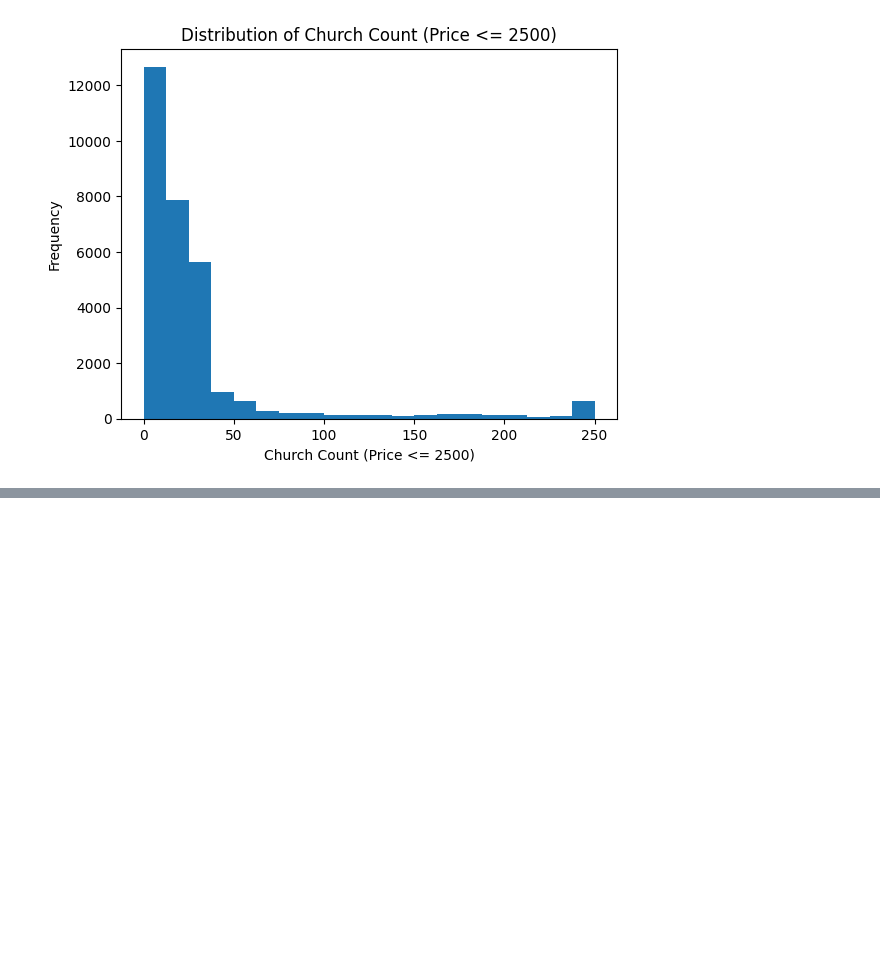
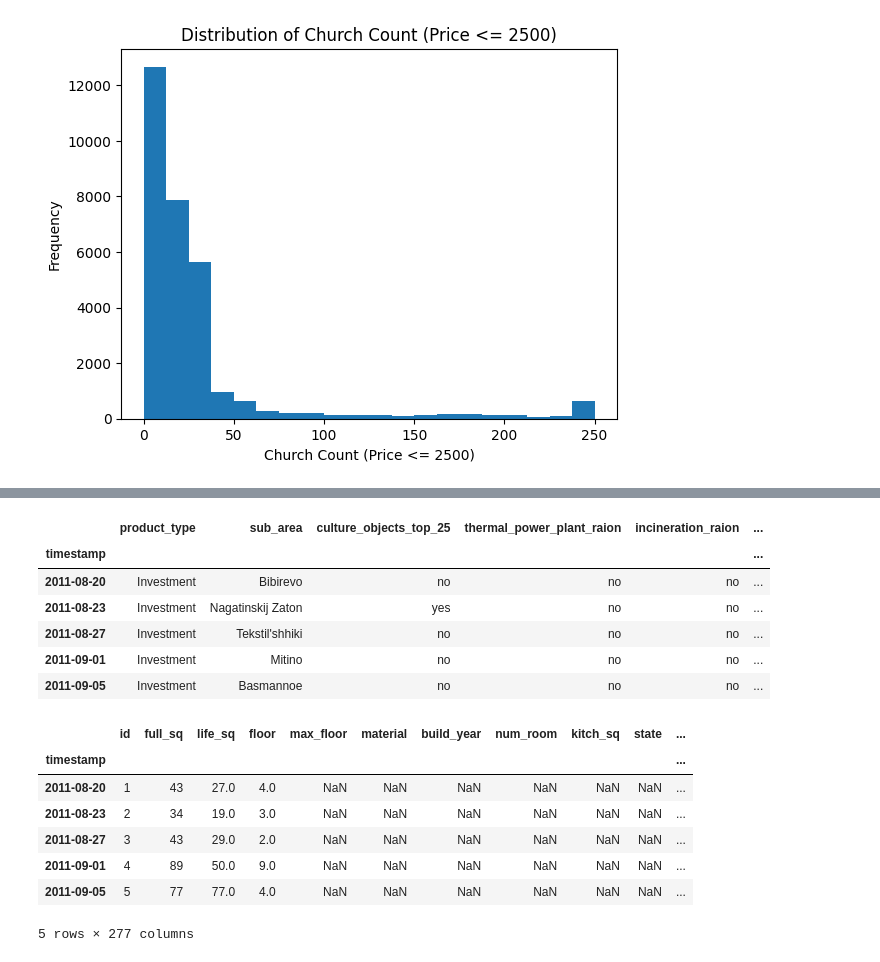
Before and after one commit to Obuninta/Final_Project, a Jupyter notebook: HousePricesPrediction.ipynb, the cells around one changed output, grey strips where cells are left out. Cells and saved outputs as stored; diff of their text form; code cells hidden in the pictures; blank space fills up the shorter version.

```diff
--- a/HousePricesPrediction.ipynb
+++ b/HousePricesPrediction.ipynb
@@ -237,0 +258,21 @@ plt.show()
+# %%
+cat = dx.select_dtypes(include = ['category', 'object'])
+num = dx.select_dtypes(include = 'number')
+display(cat.head())
+display(num.head())
+# %% [output]
+|  | product_type | sub_area | culture_objects_top_25 | thermal_power_plant_raion | incineration_raion | ... |
+| timestamp |  |  |  |  |  | ... |
+| 2011-08-20 | Investment | Bibirevo | no | no | no | ... |
+| 2011-08-23 | Investment | Nagatinskij Zaton | yes | no | no | ... |
+| 2011-08-27 | Investment | Tekstil'shhiki | no | no | no | ... |
+| 2011-09-01 | Investment | Mitino | no | no | no | ... |
+| 2011-09-05 | Investment | Basmannoe | no | no | no | ... |
+|  | id | full_sq | life_sq | floor | max_floor | material | build_year | num_room | kitch_sq | state | ... |
+| timestamp |  |  |  |  |  |  |  |  |  |  | ... |
+| 2011-08-20 | 1 | 43 | 27.0 | 4.0 | NaN | NaN | NaN | NaN | NaN | NaN | ... |
+| 2011-08-23 | 2 | 34 | 19.0 | 3.0 | NaN | NaN | NaN | NaN | NaN | NaN | ... |
+| 2011-08-27 | 3 | 43 | 29.0 | 2.0 | NaN | NaN | NaN | NaN | NaN | NaN | ... |
+| 2011-09-01 | 4 | 89 | 50.0 | 9.0 | NaN | NaN | NaN | NaN | NaN | NaN | ... |
+| 2011-09-05 | 5 | 77 | 77.0 | 4.0 | NaN | NaN | NaN | NaN | NaN | NaN | ... |
+5 rows × 277 columns
```
Also changed, not shown: parts of 15 cells of this notebook.
